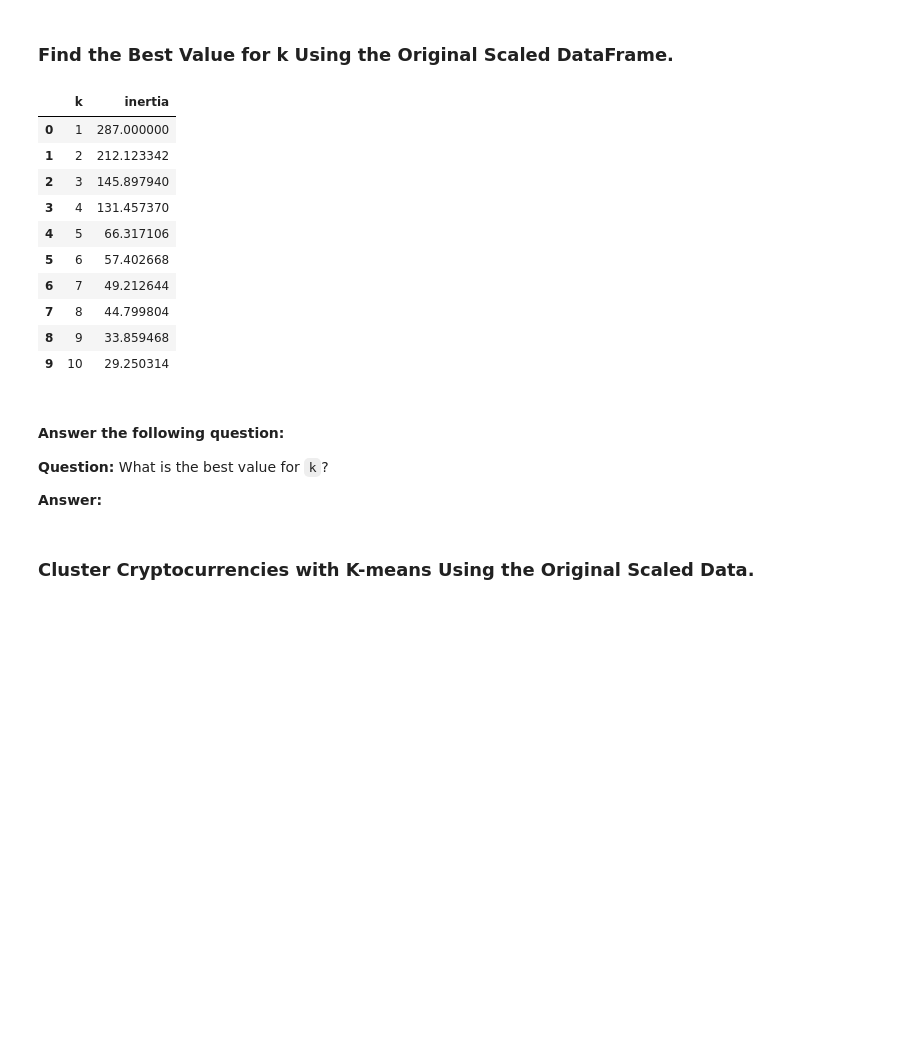
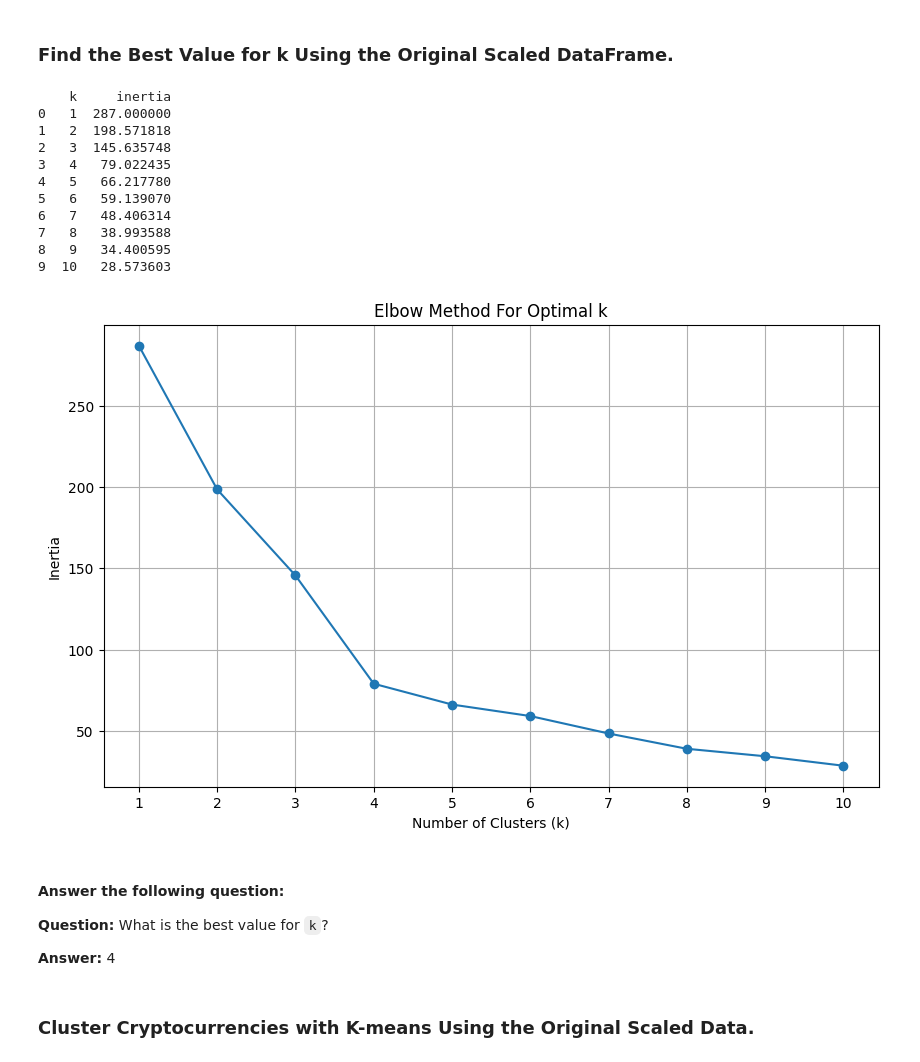
Before and after one commit to RogerNavA13/CryptoClustering, a Jupyter notebook: Starter_Code/Crypto_Clustering.ipynb, the cells around one changed output. Cells and saved outputs as stored; diff of their text form; code cells hidden in the pictures; blank space fills up the shorter version.

```diff
--- a/Starter_Code/Crypto_Clustering.ipynb
+++ b/Starter_Code/Crypto_Clustering.ipynb
@@ -67,45 +68,60 @@ scaled_data_df.head()
 # %%
 # Create a list with the number of k-values to try
 # Use a range from 1 to 11
-
+k_values = range(1, 11)
 
 # Create an empty list to store the inertia values
-
+inertia = []
 
 # Create a for loop to compute the inertia with each possible value of k
 # Inside the loop:
 # 1. Create a KMeans model using the loop counter for the n_clusters
 # 2. Fit the model to the data using the scaled DataFrame
 # 3. Append the model.inertia_ to the inertia list
-
+for k in k_values:
+    kmeans = KMeans(n_clusters=k, random_state=0)
+    kmeans.fit(scaled_data_df)
+    inertia.append(kmeans.inertia_)
 
 # Create a dictionary with the data to plot the Elbow curve
-
+elbow_data = {'k': k_values, 'inertia': inertia}
 
 # Create a DataFrame with the data to plot the Elbow curve
+elbow_df = pd.DataFrame(elbow_data)
 
 
 # Display the DataFrame
+print(elbow_df)
 # %% [output]
-|  | k | inertia |
-| 0 | 1 | 287.000000 |
-| 1 | 2 | 212.123342 |
-| 2 | 3 | 145.897940 |
-| 3 | 4 | 131.457370 |
-| 4 | 5 | 66.317106 |
-| 5 | 6 | 57.402668 |
-| 6 | 7 | 49.212644 |
-| 7 | 8 | 44.799804 |
-| 8 | 9 | 33.859468 |
-| 9 | 10 | 29.250314 |
+    k     inertia
+0   1  287.000000
+1   2  198.571818
+2   3  145.635748
+3   4   79.022435
+4   5   66.217780
+5   6   59.139070
+6   7   48.406314
+7   8   38.993588
+8   9   34.400595
+9  10   28.573603
 # %%
 # Plot a line chart with all the inertia values computed with
 # the different values of k to visually identify the optimal value for k.
+plt.figure(figsize=(10, 6))
+plt.plot(elbow_df['k'], elbow_df['inertia'], marker='o')
+plt.title('Elbow Method For Optimal k')
+plt.xlabel('Number of Clusters (k)')
+plt.ylabel('Inertia')
+plt.xticks(elbow_df['k'])
+plt.grid()
+plt.show()
+# %% [output]
+[figure, added]
 # %% [markdown]
 #### Answer the following question:
 **Question:** What is the best value for `k`?
 
-**Answer:**
+**Answer:** 4
 # %% [markdown]
 ### Cluster Cryptocurrencies with K-means Using the Original Scaled Data.
 # %%
```
Also changed, not shown: parts of 1 cell of this notebook.
